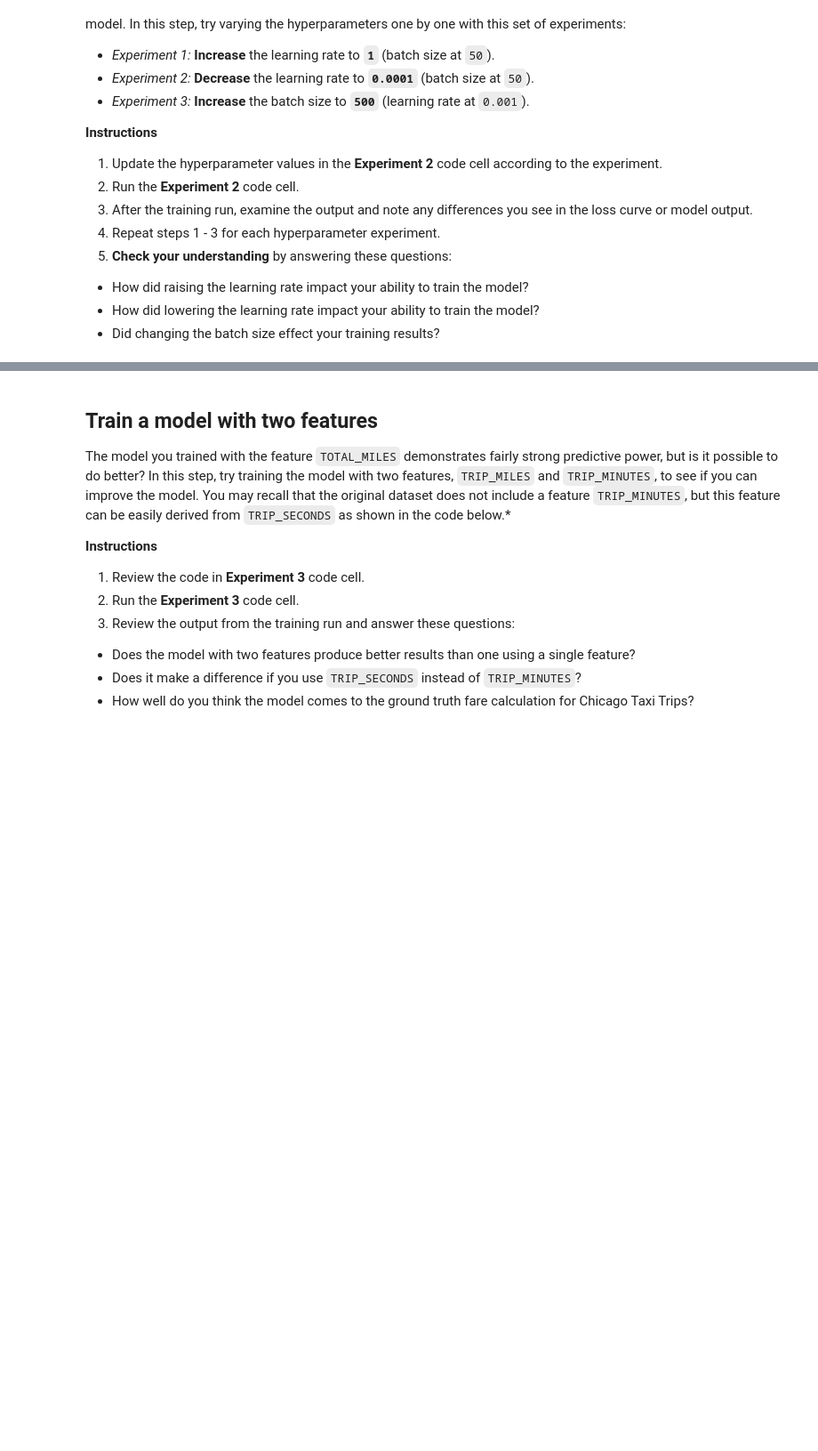
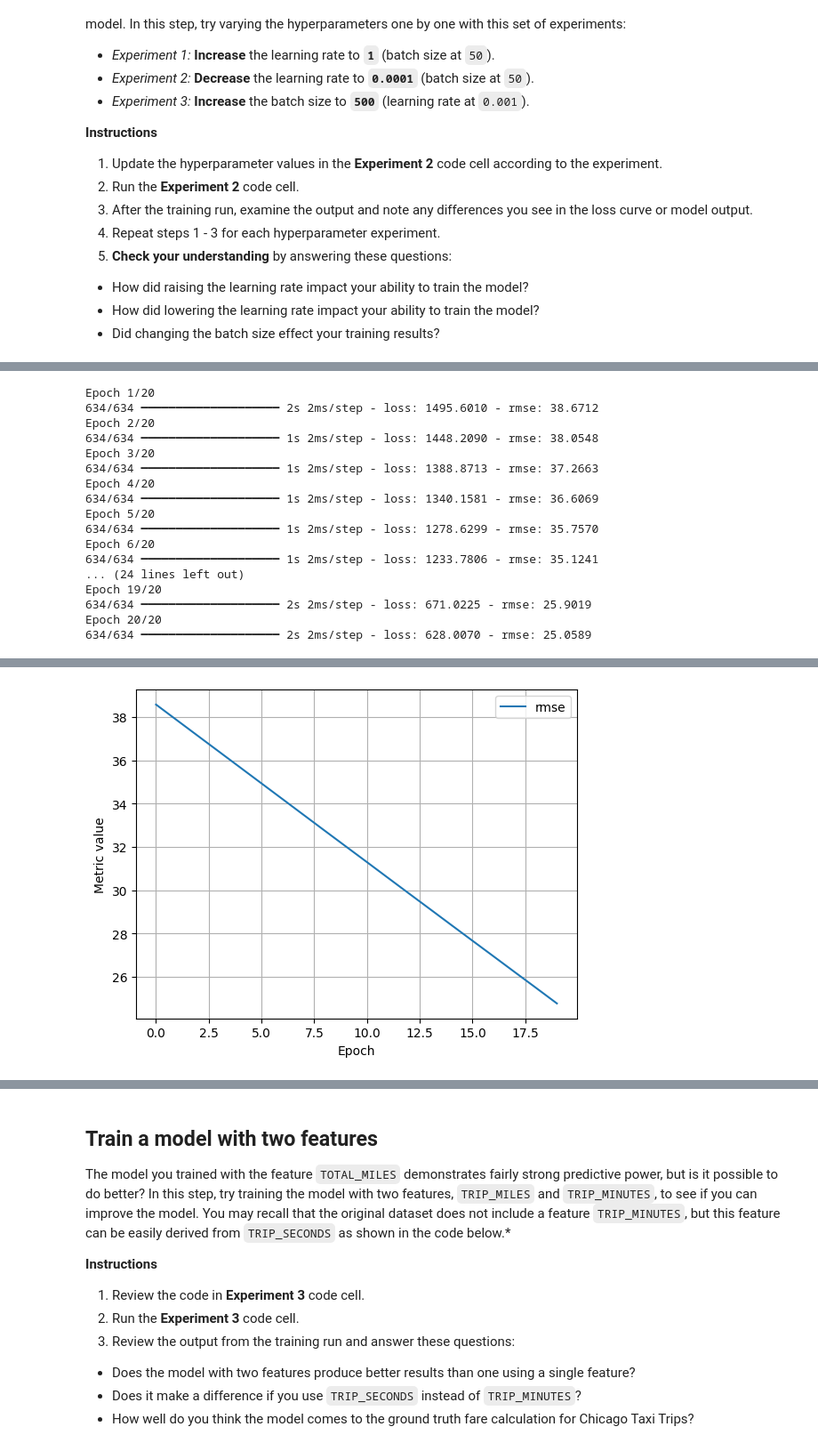
Before and after one commit to Hamtak0/DeepLearning, a Jupyter notebook: linear_regression_taxi.ipynb, the cells around one changed output, grey strips where cells are left out. Shown at 89% size. Saved outputs shown, nothing was run; the diff lists cells and outputs as text; code cells hidden in the pictures; blank space fills up the shorter version.

```diff
--- a/linear_regression_taxi.ipynb
+++ b/linear_regression_taxi.ipynb
@@ -369,0 +523,34 @@ ml_edu.results.plot_model_predictions(experiment_2, training_df, 'FARE')
+# %%
+settings_2_2 = ml_edu.experiment.ExperimentSettings(
+    learning_rate = 0.0001,
+    number_epochs = 20,
+    batch_size = 50,
+    input_features = ['TRIP_MILES']
+)
+
+metrics = [keras.metrics.RootMeanSquaredError(name='rmse')]
+
+model_2_2 = create_model(settings_2_2, metrics)
+
+experiment_2_2 = train_model('one_feature_hyper', model_2_2, training_df, 'FARE', settings_2_2)
+
+ml_edu.results.plot_experiment_metrics(experiment_2_2, ['rmse'])
+ml_edu.results.plot_model_predictions(experiment_2_2, training_df, 'FARE')
+# %% [output]
+Epoch 1/20
+634/634 ━━━━━━━━━━━━━━━━━━━━ 2s 2ms/step - loss: 1495.6010 - rmse: 38.6712
+Epoch 2/20
+634/634 ━━━━━━━━━━━━━━━━━━━━ 1s 2ms/step - loss: 1448.2090 - rmse: 38.0548
+Epoch 3/20
+634/634 ━━━━━━━━━━━━━━━━━━━━ 1s 2ms/step - loss: 1388.8713 - rmse: 37.2663
+Epoch 4/20
+634/634 ━━━━━━━━━━━━━━━━━━━━ 1s 2ms/step - loss: 1340.1581 - rmse: 36.6069
+Epoch 5/20
+634/634 ━━━━━━━━━━━━━━━━━━━━ 1s 2ms/step - loss: 1278.6299 - rmse: 35.7570
+Epoch 6/20
+634/634 ━━━━━━━━━━━━━━━━━━━━ 1s 2ms/step - loss: 1233.7806 - rmse: 35.1241
+... (24 lines left out)
+Epoch 19/20
+634/634 ━━━━━━━━━━━━━━━━━━━━ 2s 2ms/step - loss: 671.0225 - rmse: 25.9019
+Epoch 20/20
+634/634 ━━━━━━━━━━━━━━━━━━━━ 2s 2ms/step - loss: 628.0070 - rmse: 25.0589
@@ -369,0 +560 @@ ml_edu.results.plot_model_predictions(experiment_2, training_df, 'FARE')
+[figure, added]
```
Also changed, not shown: parts of 27 cells of this notebook.
